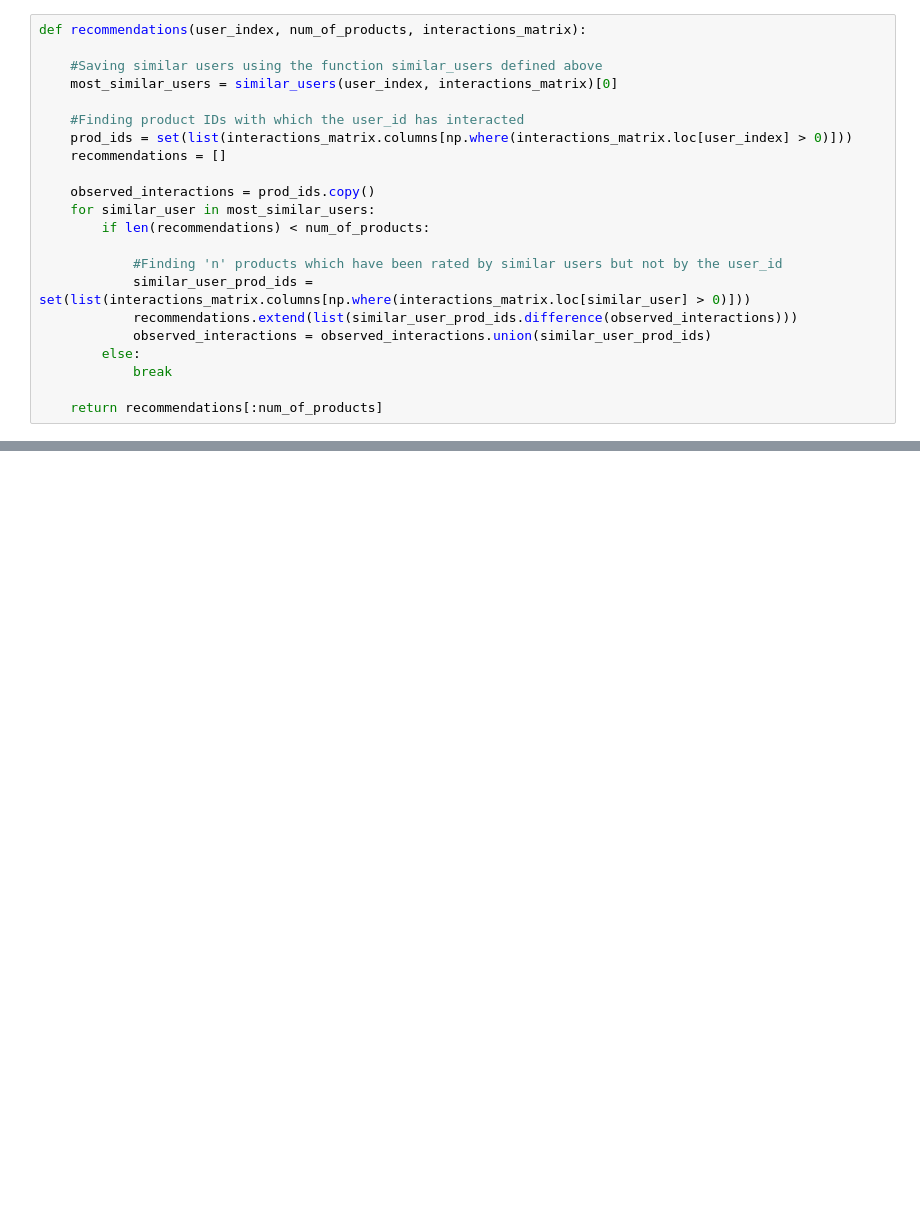
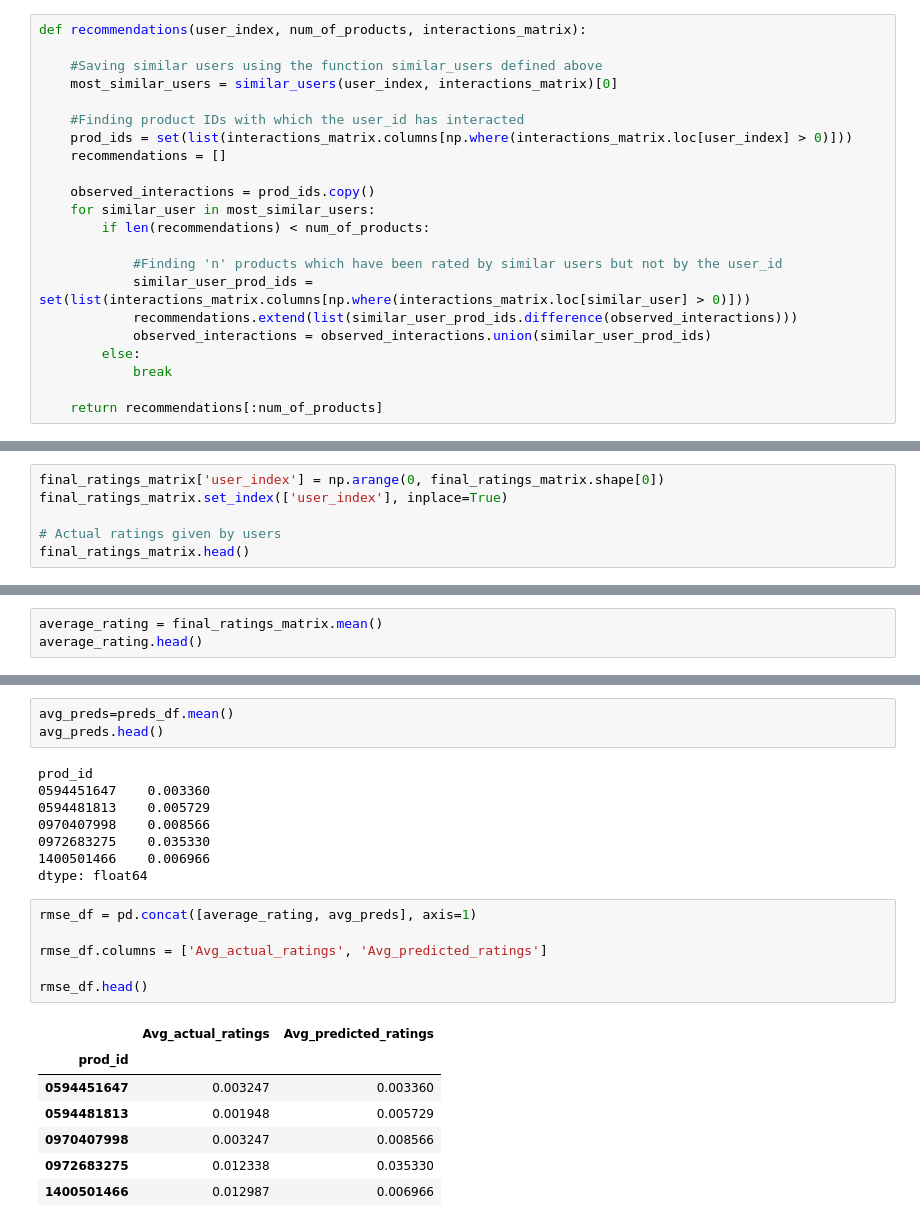
Before and after one commit to ojshav/Recommendation-System, a Jupyter notebook: Recommedation_system.ipynb, the cells around one changed output, grey strips where cells are left out. Cells and saved outputs as stored; diff of their text form; blank space fills up the shorter version.

```diff
--- a/Recommedation_system.ipynb
+++ b/Recommedation_system.ipynb
@@ -280,0 +375,6 @@ recommendations(11,5,final_ratings_matrix)
+# %%
+final_ratings_matrix['user_index'] = np.arange(0, final_ratings_matrix.shape[0])
+final_ratings_matrix.set_index(['user_index'], inplace=True)
+
+# Actual ratings given by users
+final_ratings_matrix.head()
@@ -280,0 +390,3 @@ recommendations(11,5,final_ratings_matrix)
+# %%
+average_rating = final_ratings_matrix.mean()
+average_rating.head()
@@ -280,0 +411,25 @@ recommendations(11,5,final_ratings_matrix)
+# %%
+avg_preds=preds_df.mean()
+avg_preds.head()
+# %% [output]
+prod_id
+0594451647    0.003360
+0594481813    0.005729
+0970407998    0.008566
+0972683275    0.035330
+1400501466    0.006966
+dtype: float64
+# %%
+rmse_df = pd.concat([average_rating, avg_preds], axis=1)
+
+rmse_df.columns = ['Avg_actual_ratings', 'Avg_predicted_ratings']
+
+rmse_df.head()
+# %% [output]
+|  | Avg_actual_ratings | Avg_predicted_ratings |
+| prod_id |  |  |
+| 0594451647 | 0.003247 | 0.003360 |
+| 0594481813 | 0.001948 | 0.005729 |
+| 0970407998 | 0.003247 | 0.008566 |
+| 0972683275 | 0.012338 | 0.035330 |
+| 1400501466 | 0.012987 | 0.006966 |
```
Also changed, not shown: parts of 24 cells of this notebook.
